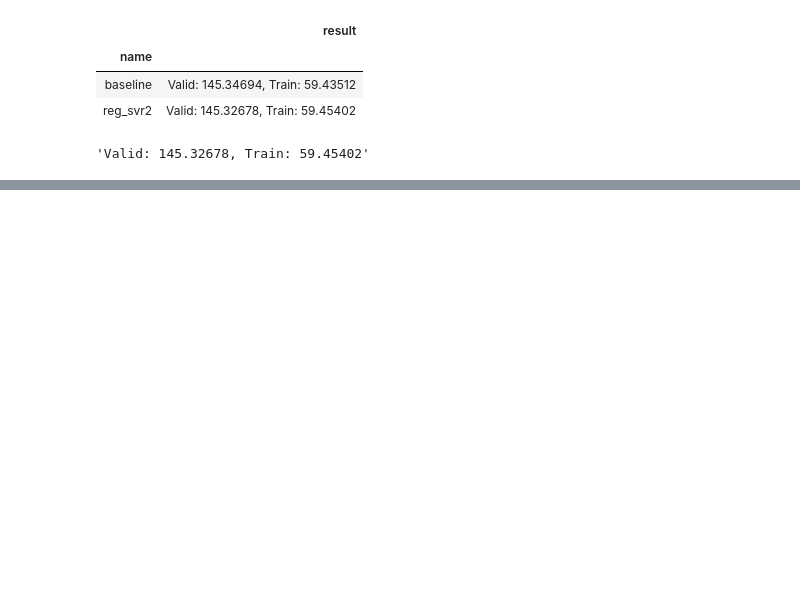
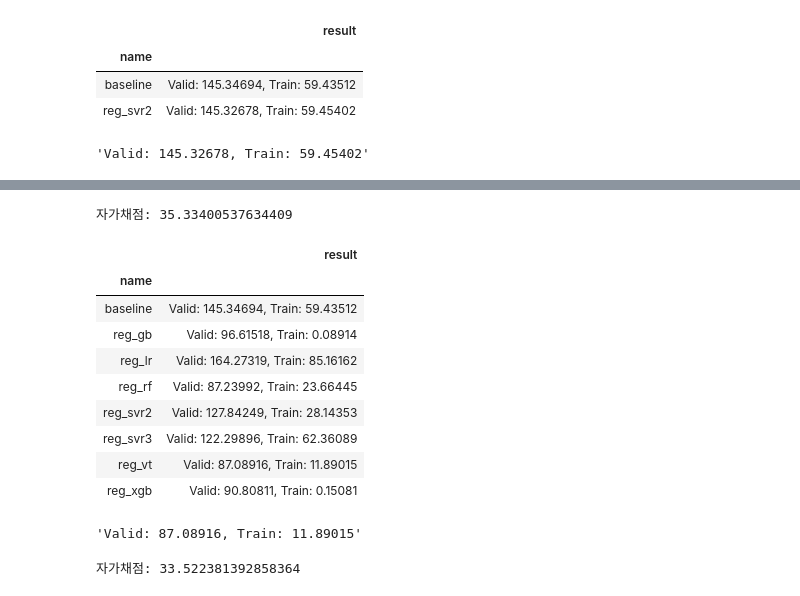
Before and after one commit to sunkusun9/DS_lv3_2510, a Jupyter notebook: sec_ds_lv3_prob3_kaggle.ipynb, the cells around one changed output, grey strips where cells are left out. Drawn from its saved outputs; the diff is of its cells as text; code cells hidden in the pictures; blank space fills up the shorter version.

Commit message:
Day1 Kaggle 문제 풀이 올립니다.

```diff
--- a/sec_ds_lv3_prob3_kaggle.ipynb
+++ b/sec_ds_lv3_prob3_kaggle.ipynb
@@ -496,2 +512,19 @@ eval_model('reg_xgb', reg_xgb)
 # %%
 # RF: RandomForestRegressor
+from sklearn.ensemble import RandomForestRegressor
+X_rf = "15분, 30분, 45분, 60분, Hour, AM, DayName, Weekend_yn, Holiday_yn, Avg, TotalHour, 생산량, 기온, 풍속, 습도, 강수량, 전기요금(계절), 공장인원, 인건비"
+X_rf = X_rf.split(', ')
+
+ct = ColumnTransformer([
+    ('pt', 'passthrough', [i for i in X_rf if i not in ['DayName']]),
+    ('ohe', OneHotEncoder(categories='auto'), ['DayName']),
+])
+reg_rf = make_pipeline(
+    ct, RandomForestRegressor(
+        n_estimators = 2, # 1. 리소스가 허용하는 최대의 기반모델을 파악합니다.
+        max_depth = None, # 2. max_depth로 최적의 기반 모델의 복잡도를 파악합니다.
+        random_state = 123 # 혼선을 피하고자 결과를 고정시킵니다.
+        # 3. 다른 하이퍼 파라메터를 추가하여 튜닝을 더해보거나 n_estimators 부터 다시 잡하보는 시도를 해봅니다.
+    )
+)
+eval_model('reg_rf', reg_rf)
@@ -498,2 +542,38 @@ eval_model('reg_xgb', reg_xgb)
+# %%
+prd = select_model(reg_rf)
+print(
+    "자가채점: {}".format(mean_absolute_error(s_kaggle_ans, prd))
+) # 28.571764715699633
+# %% [output]
+자가채점: 35.33400537634409
 # %%
 # 지금까지 만들었던 모델로 Voting 앙상블을 합니다.
+from sklearn.ensemble import VotingRegressor
+
+reg_vt = VotingRegressor([
+    # ('reg_svr3', reg_svr3),
+    ('reg_xgb', reg_xgb),
+    # ('reg_gb', reg_gb),
+    ('reg_rf', reg_rf)
+])
+
+eval_model('reg_vt', reg_vt)
+# %% [output]
+|  | result |
+| name |  |
+| baseline | Valid: 145.34694, Train: 59.43512 |
+| reg_gb | Valid: 96.61518, Train: 0.08914 |
+| reg_lr | Valid: 164.27319, Train: 85.16162 |
+| reg_rf | Valid: 87.23992, Train: 23.66445 |
+| reg_svr2 | Valid: 127.84249, Train: 28.14353 |
+| reg_svr3 | Valid: 122.29896, Train: 62.36089 |
+| reg_vt | Valid: 87.08916, Train: 11.89015 |
+| reg_xgb | Valid: 90.80811, Train: 0.15081 |
+'Valid: 87.08916, Train: 11.89015'
+# %%
+prd = select_model(reg_vt)
+print(
+    "자가채점: {}".format(mean_absolute_error(s_kaggle_ans, prd))
+) # 28.571764715699633
+# %% [output]
+자가채점: 33.522381392858364
```
Also changed, not shown: parts of 19 cells of this notebook.
